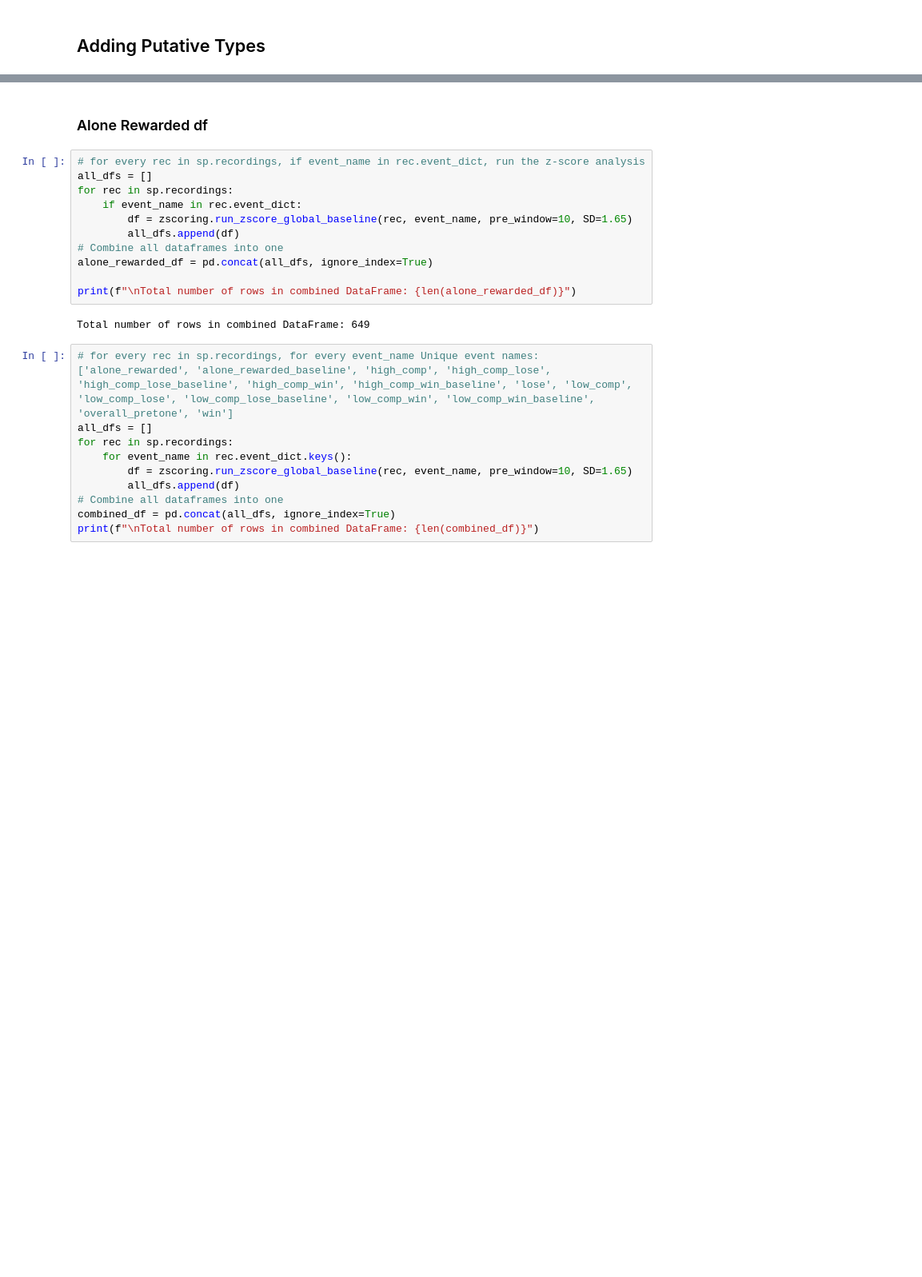
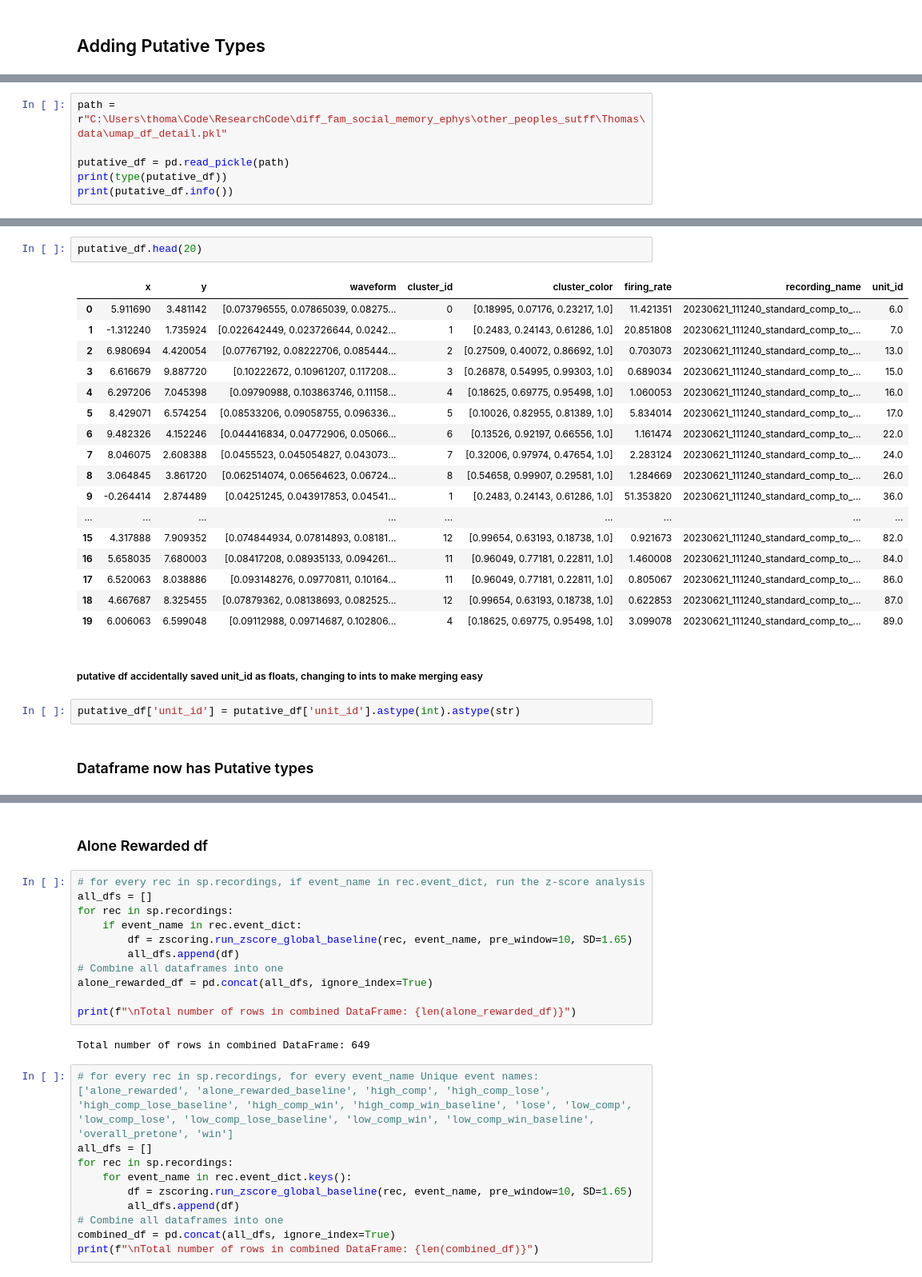
Before and after one commit to padillacoreanolab/diff_fam_social_memory_ephys, a Jupyter notebook: other_peoples_sutff/Thomas/reward_comp/z_score_analysis.ipynb, the cells around one changed output, grey strips where cells are left out. Shown at 80% size. Saved outputs shown, nothing was run; the diff lists cells and outputs as text; blank space fills up the shorter version.

Commit message:
single unit z-score putative type analysis, rce

```diff
--- a/other_peoples_sutff/Thomas/reward_comp/z_score_analysis.ipynb
+++ b/other_peoples_sutff/Thomas/reward_comp/z_score_analysis.ipynb
@@ -253,0 +345,6 @@ Name: count, dtype: int64
+# %%
+path = r"C:\Users\thoma\Code\ResearchCode\diff_fam_social_memory_ephys\other_peoples_sutff\Thomas\data\umap_df_detail.pkl"
+
+putative_df = pd.read_pickle(path)
+print(type(putative_df))
+print(putative_df.info())
@@ -253,0 +369,26 @@ Name: count, dtype: int64
+# %%
+putative_df.head(20)
+# %% [output]
+|  | x | y | waveform | cluster_id | cluster_color | firing_rate | recording_name | unit_id |
+| 0 | 5.911690 | 3.481142 | [0.073796555, 0.07865039, 0.08275... | 0 | [0.18995, 0.07176, 0.23217, 1.0] | 11.421351 | 20230621_111240_standard_comp_to_... | 6.0 |
+| 1 | -1.312240 | 1.735924 | [0.022642449, 0.023726644, 0.0242... | 1 | [0.2483, 0.24143, 0.61286, 1.0] | 20.851808 | 20230621_111240_standard_comp_to_... | 7.0 |
+| 2 | 6.980694 | 4.420054 | [0.07767192, 0.08222706, 0.085444... | 2 | [0.27509, 0.40072, 0.86692, 1.0] | 0.703073 | 20230621_111240_standard_comp_to_... | 13.0 |
+| 3 | 6.616679 | 9.887720 | [0.10222672, 0.10961207, 0.117208... | 3 | [0.26878, 0.54995, 0.99303, 1.0] | 0.689034 | 20230621_111240_standard_comp_to_... | 15.0 |
+| 4 | 6.297206 | 7.045398 | [0.09790988, 0.103863746, 0.11158... | 4 | [0.18625, 0.69775, 0.95498, 1.0] | 1.060053 | 20230621_111240_standard_comp_to_... | 16.0 |
+| 5 | 8.429071 | 6.574254 | [0.08533206, 0.09058755, 0.096336... | 5 | [0.10026, 0.82955, 0.81389, 1.0] | 5.834014 | 20230621_111240_standard_comp_to_... | 17.0 |
+| 6 | 9.482326 | 4.152246 | [0.044416834, 0.04772906, 0.05066... | 6 | [0.13526, 0.92197, 0.66556, 1.0] | 1.161474 | 20230621_111240_standard_comp_to_... | 22.0 |
+| 7 | 8.046075 | 2.608388 | [0.0455523, 0.045054827, 0.043073... | 7 | [0.32006, 0.97974, 0.47654, 1.0] | 2.283124 | 20230621_111240_standard_comp_to_... | 24.0 |
+| 8 | 3.064845 | 3.861720 | [0.062514074, 0.06564623, 0.06724... | 8 | [0.54658, 0.99907, 0.29581, 1.0] | 1.284669 | 20230621_111240_standard_comp_to_... | 26.0 |
+| 9 | -0.264414 | 2.874489 | [0.04251245, 0.043917853, 0.04541... | 1 | [0.2483, 0.24143, 0.61286, 1.0] | 51.353820 | 20230621_111240_standard_comp_to_... | 36.0 |
+| ... | ... | ... | ... | ... | ... | ... | ... | ... |
+| 15 | 4.317888 | 7.909352 | [0.074844934, 0.07814893, 0.08181... | 12 | [0.99654, 0.63193, 0.18738, 1.0] | 0.921673 | 20230621_111240_standard_comp_to_... | 82.0 |
+| 16 | 5.658035 | 7.680003 | [0.08417208, 0.08935133, 0.094261... | 11 | [0.96049, 0.77181, 0.22811, 1.0] | 1.460008 | 20230621_111240_standard_comp_to_... | 84.0 |
+| 17 | 6.520063 | 8.038886 | [0.093148276, 0.09770811, 0.10164... | 11 | [0.96049, 0.77181, 0.22811, 1.0] | 0.805067 | 20230621_111240_standard_comp_to_... | 86.0 |
+| 18 | 4.667687 | 8.325455 | [0.07879362, 0.08138693, 0.082525... | 12 | [0.99654, 0.63193, 0.18738, 1.0] | 0.622853 | 20230621_111240_standard_comp_to_... | 87.0 |
+| 19 | 6.006063 | 6.599048 | [0.09112988, 0.09714687, 0.102806... | 4 | [0.18625, 0.69775, 0.95498, 1.0] | 3.099078 | 20230621_111240_standard_comp_to_... | 89.0 |
+# %% [markdown]
+##### putative df accidentally saved unit_id as floats, changing to ints to make merging easy
+# %%
+putative_df['unit_id'] = putative_df['unit_id'].astype(int).astype(str)
+# %% [markdown]
+### Dataframe now has Putative types
```
Also changed, not shown: parts of 49 cells of this notebook, 2 other files.
